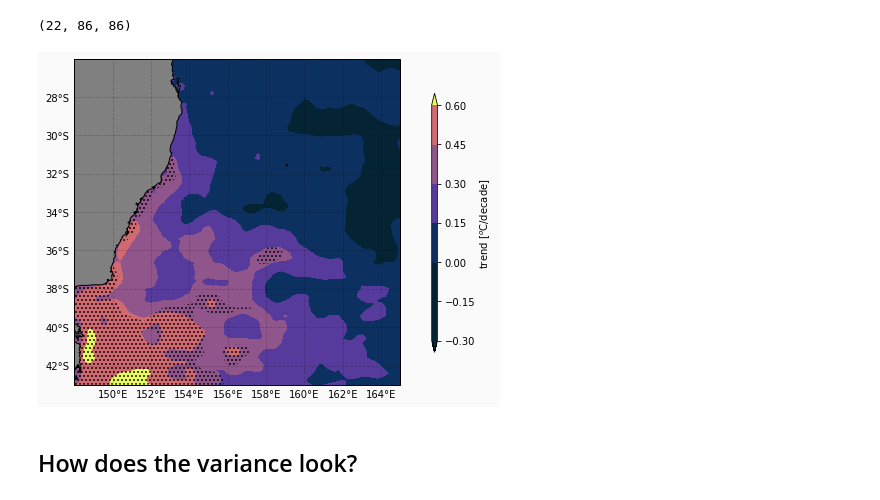
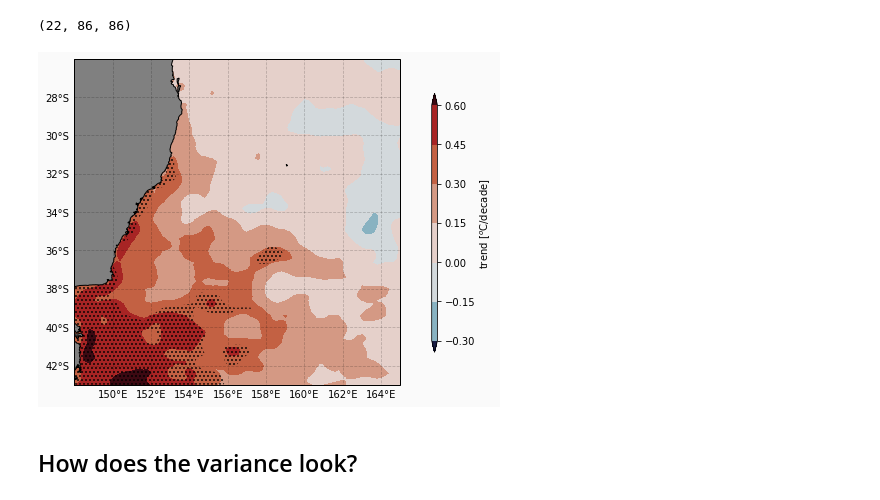
Before and after one commit to nmalan/EAC-shelf-trends, a Jupyter notebook: SST_spatial_plot_model_period.ipynb, the cells around one changed output. Saved outputs shown, nothing was run; the diff lists cells and outputs as text; code cells hidden in the pictures.

```diff
--- a/SST_spatial_plot_model_period.ipynb
+++ b/SST_spatial_plot_model_period.ipynb
@@ -67,30 +67,30 @@ for iid, i in enumerate(lat):
 # %%
 # Plot
 roi = [148, 155, -43, -26]
 fig = plt.figure(1, figsize=(8,6), facecolor=[0.98,0.98,0.98])
 
 ax1 = plt.subplot(1, 2, 1, projection=ccrs.PlateCarree())
 ax1.set_extent(roi)
 
 PlotMap(-26, -43, 148, 165)
 #levels=np.arange(0,0.5,5)
-cmap = cmocean.cm.thermal
+cmap = cmocean.cm.balance
 data = SST_EAC_slope * 10
 plot = plt.contourf(data.lon, data.lat, data,
-            cmap=cmap, extend='both', vmin=0,vmax=0.9, transform=ccrs.PlateCarree())
+            cmap=cmap, extend='both', vmin=-.8,vmax=0.8, transform=ccrs.PlateCarree())
 levels2=[0, 0.01]
 data2 = SST_EAC_p_value
 plot2 = plt.contourf(data.lon, data.lat, data2, hatches=['...'],
             colors='none', levels=levels2, transform=ccrs.PlateCarree())
 cbar_ax = fig.add_axes([.85, 0.2, .01, .6]) #left, bottom, width, height
 fig.colorbar(plot, cax=cbar_ax, orientation="vertical",extend='both')
 plt.ylabel('trend [$^o$C/decade]')
 
 ax1.set_title('a) 1994 to 2015 SST decadal trend', loc='left')
 
 plt.savefig('CMC_SST_EACsystem_trends_model_period.png', dpi=300,bbox_inches='tight')
 # %% [output]
-[figure, old version]
+[figure, new version]
 # %% [markdown]
 ## How does the variance look?
 # %%
```
